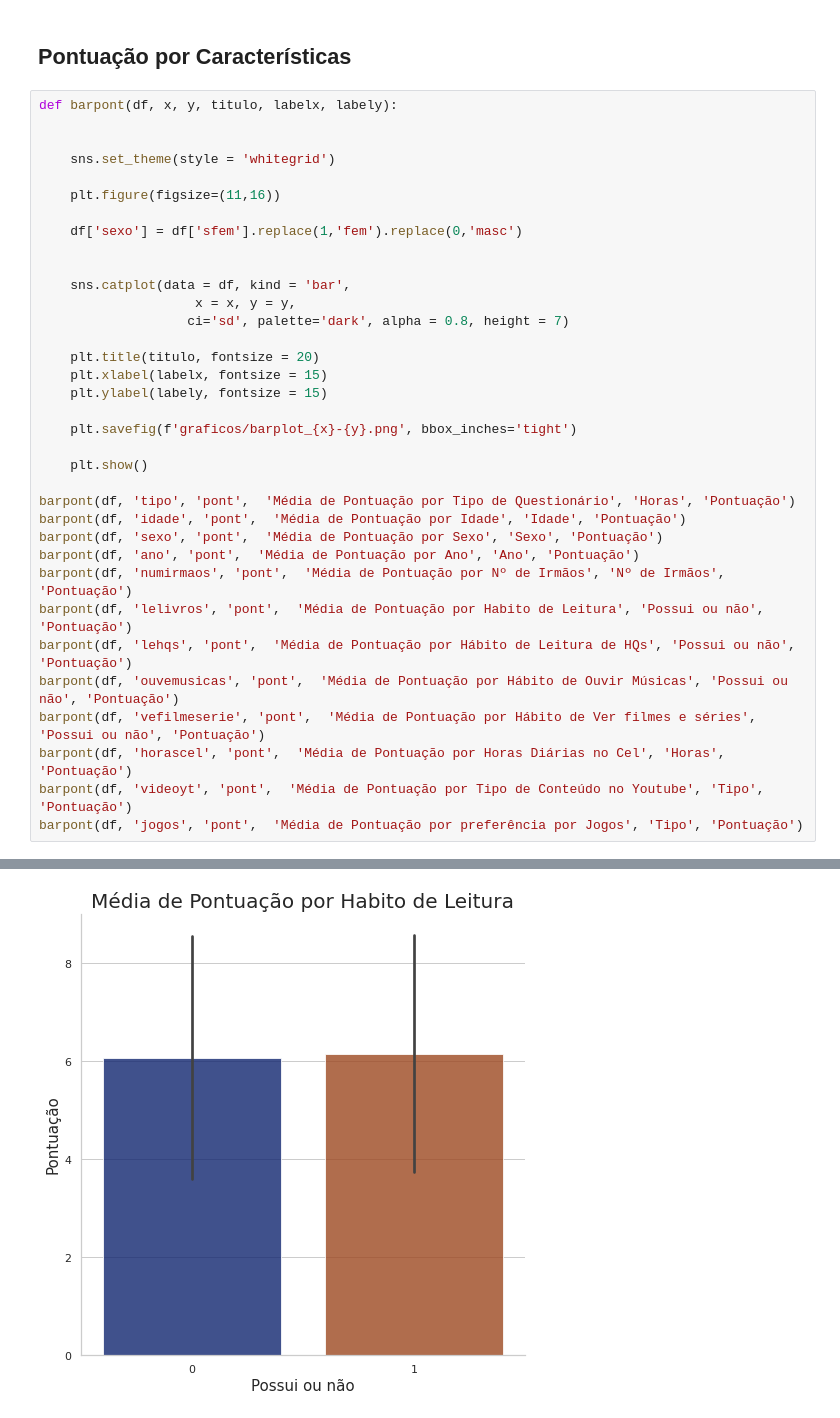
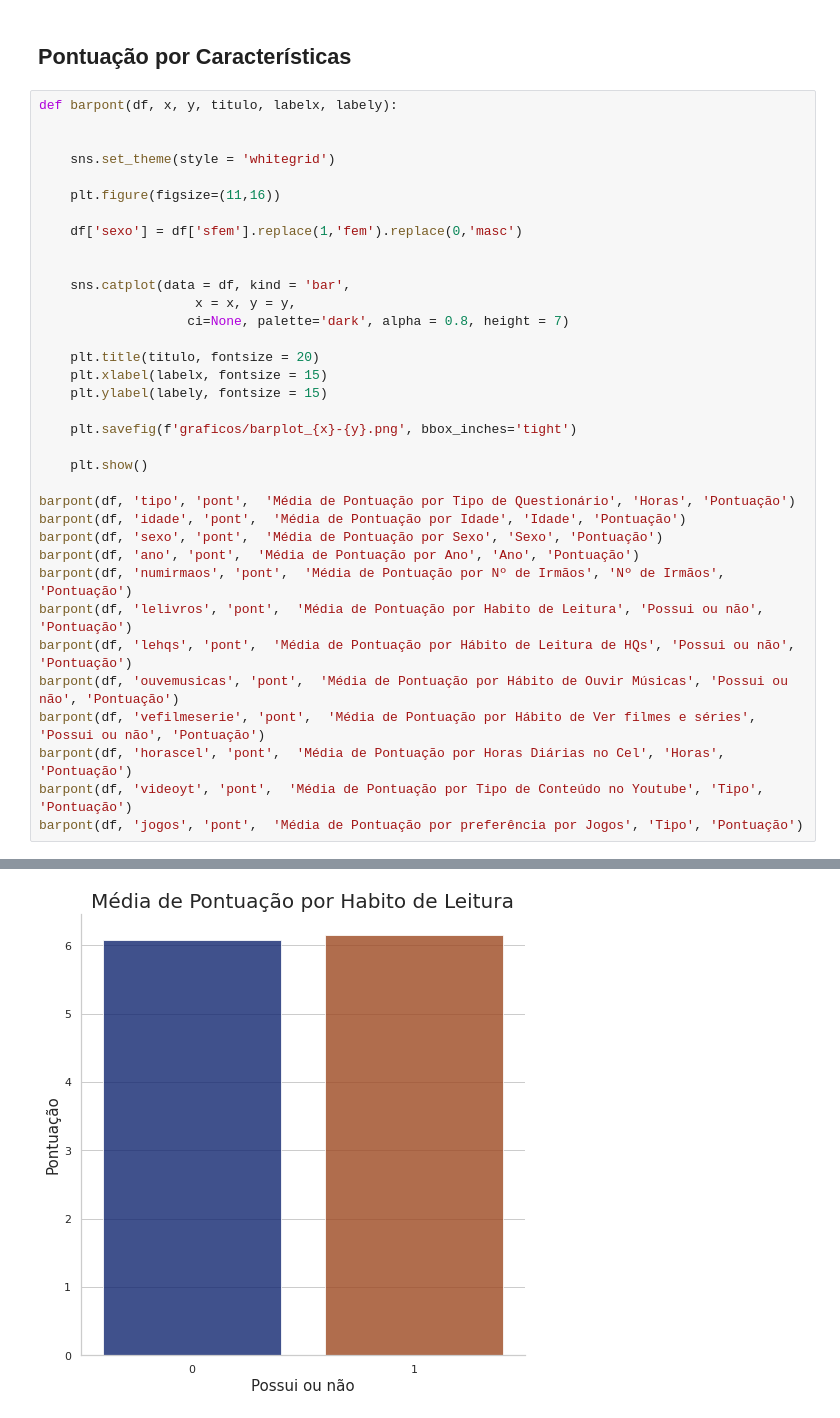
Before and after one commit to Wendel-V/analise_alunos, a Jupyter notebook: analise.ipynb, the cells around one changed output, grey strips where cells are left out. Drawn from its saved outputs; the diff is of its cells as text.

```diff
--- a/analise.ipynb
+++ b/analise.ipynb
@@ -162,7 +149,7 @@ def barpont(df, x, y, titulo, labelx, labely):
 
     sns.catplot(data = df, kind = 'bar',
                     x = x, y = y,
-                   ci='sd', palette='dark', alpha = 0.8, height = 7)
+                   ci=None, palette='dark', alpha = 0.8, height = 7)
 
     plt.title(titulo, fontsize = 20)
     plt.xlabel(labelx, fontsize = 15)
@@ -198,3 +185,3 @@ barpont(df, 'jogos', 'pont',  'Média de Pontuação por preferência por Jogos'
 <Figure size 792x1152 with 0 Axes>
-[figure, old version]
+[figure, new version]
 ... (12 outputs left out)
```
Also changed, not shown: parts of 9 cells of this notebook, 29 other files.
